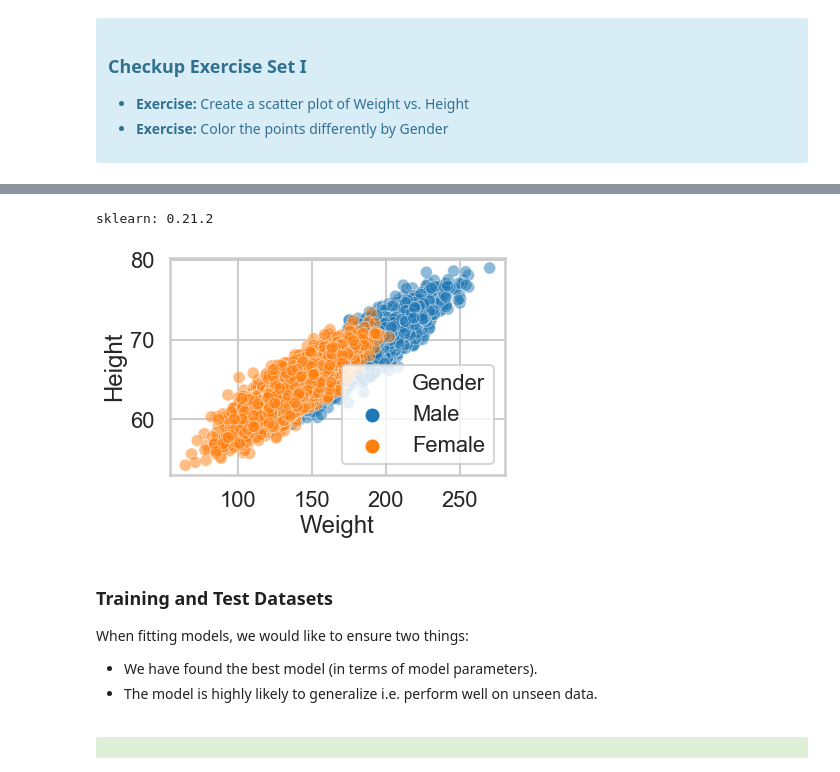
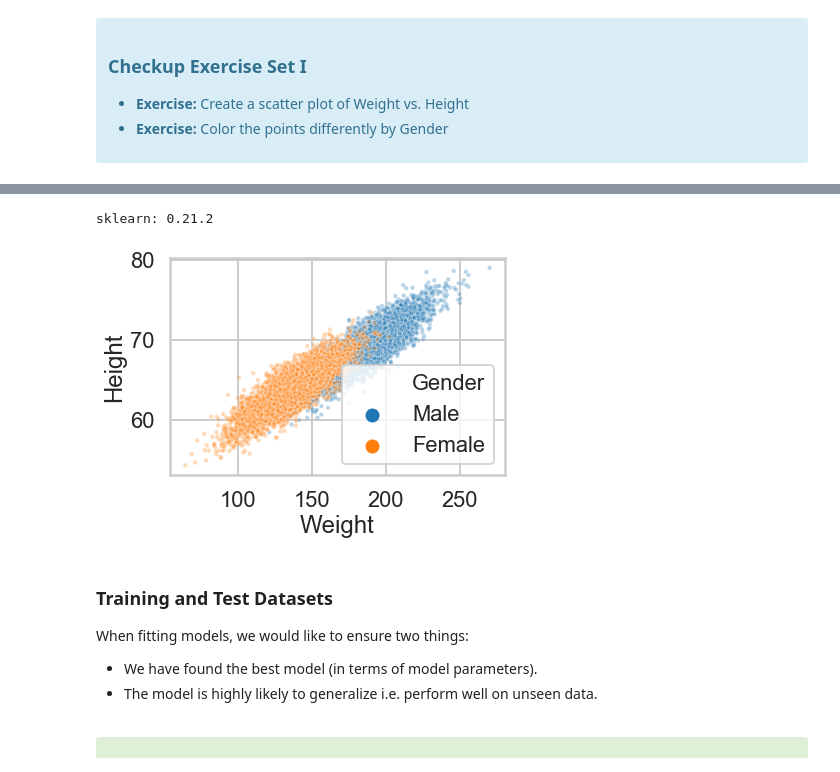
Before and after one commit to zackhoustontx/SpringBoard, a Jupyter notebook: machine_learning_logistic_regression/Mini_Project_Logistic_Regression.ipynb, the cells around one changed output, grey strips where cells are left out. Cells and saved outputs as stored; diff of their text form; code cells hidden in the pictures.

```diff
--- a/machine_learning_logistic_regression/Mini_Project_Logistic_Regression.ipynb
+++ b/machine_learning_logistic_regression/Mini_Project_Logistic_Regression.ipynb
@@ -129,10 +133,10 @@ plt.scatter(dflog.Weight, dflog.Height)
 # %%
 # scatter plot of weight and height for different gender
-sns.scatterplot(x='Weight', y='Height', hue='Gender',data=dflog, alpha=0.5)
+sns.scatterplot(x='Weight', y='Height', hue='Gender',data=dflog, alpha=0.3,s=20)
 print('sklearn: %s' % sklearn.__version__)
 # %% [output]
 sklearn: 0.21.2
-[figure, old version]
+[figure, new version]
 # %% [markdown]
 ### Training and Test Datasets
 
```
Also changed, not shown: parts of 2 cells of this notebook.
